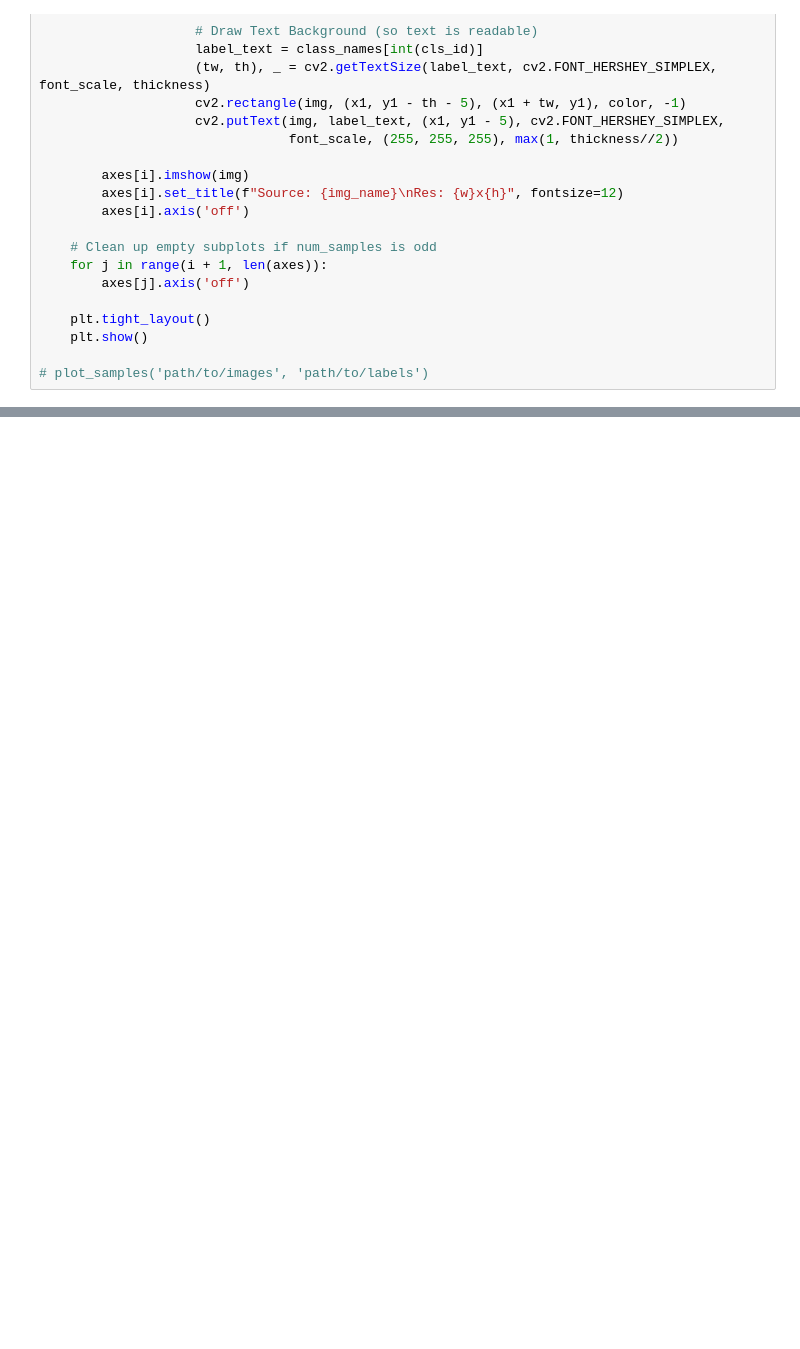
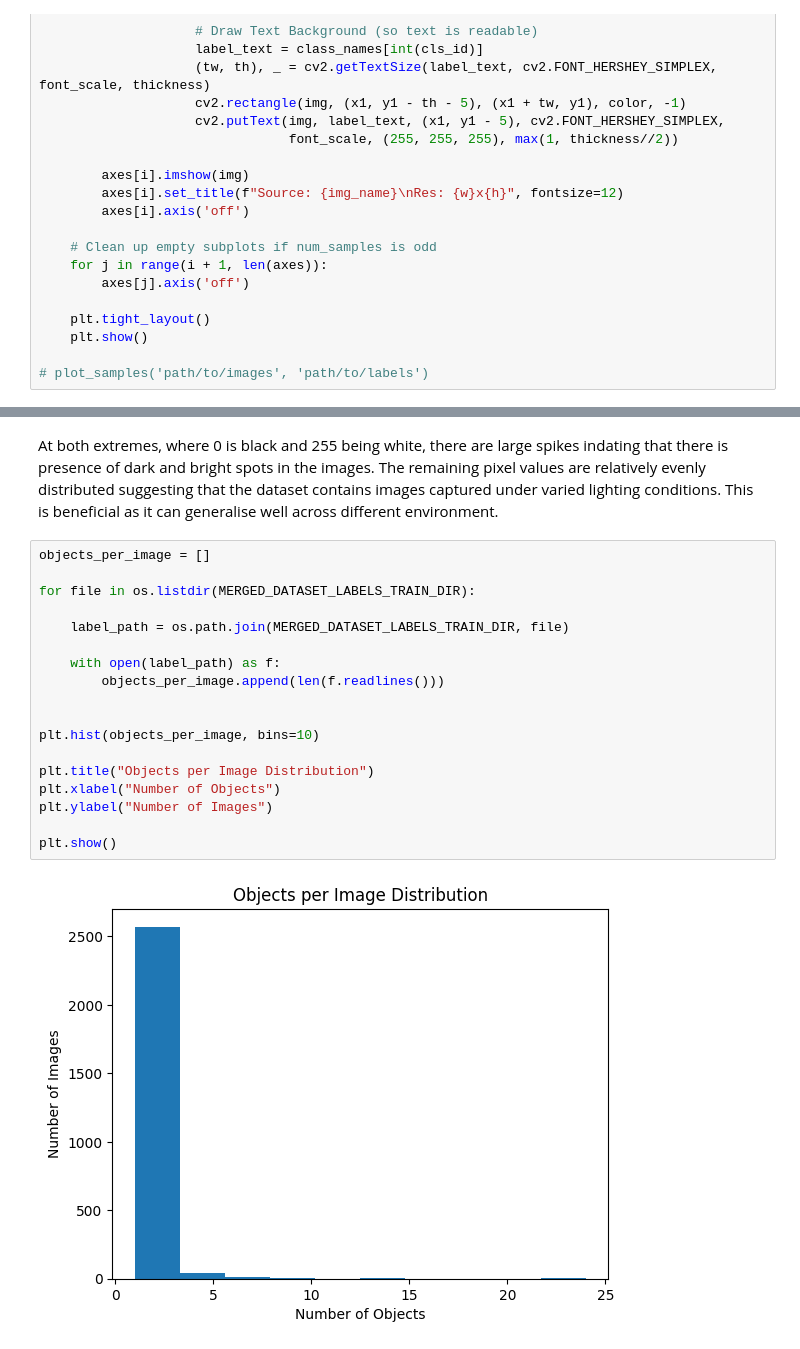
Before and after one commit to defnamboi/CDS_2026Spring_project, a Jupyter notebook: notebook/exploratory/EDA.ipynb, the cells around one changed output, grey strips where cells are left out. Saved outputs shown, nothing was run; the diff lists cells and outputs as text; blank space fills up the shorter version.

```diff
--- a/notebook/exploratory/EDA.ipynb
+++ b/notebook/exploratory/EDA.ipynb
@@ -440,0 +583,22 @@ plot_samples(MERGED_DATASET_IMAGES_TRAIN_DIR, MERGED_DATASET_LABELS_TRAIN_DIR,nu
+# %% [markdown]
+At both extremes, where 0 is black and 255 being white, there are large spikes indating that there is presence of dark and bright spots in the images. The remaining pixel values are relatively evenly distributed suggesting that the dataset contains images captured under varied lighting conditions. This is beneficial as it can generalise well across different environment.
+# %%
+objects_per_image = []
+
+for file in os.listdir(MERGED_DATASET_LABELS_TRAIN_DIR):
+
+    label_path = os.path.join(MERGED_DATASET_LABELS_TRAIN_DIR, file)
+
+    with open(label_path) as f:
+        objects_per_image.append(len(f.readlines()))
+
+
+plt.hist(objects_per_image, bins=10)
+
+plt.title("Objects per Image Distribution")
+plt.xlabel("Number of Objects")
+plt.ylabel("Number of Images")
+
+plt.show()
+# %% [output]
+[figure, added]
```
Also changed, not shown: parts of 15 cells of this notebook.
